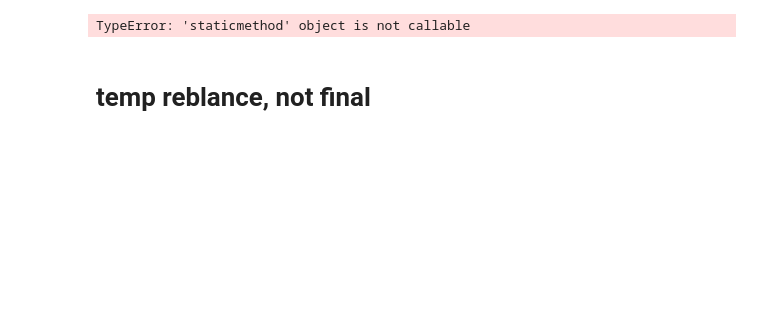
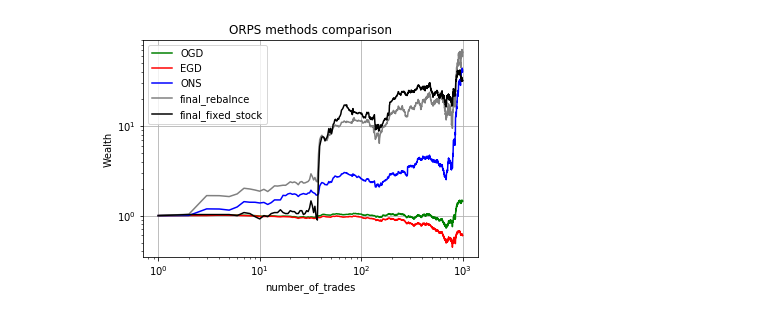
Before and after one commit to matansudry/MLOPT-ORPS-online_rebalancing_portfolio_selection, a Jupyter notebook: main.ipynb, the cells around one changed output. Saved outputs shown, nothing was run; the diff lists cells and outputs as text; code cells hidden in the pictures; blank space fills up the shorter version.

```diff
--- a/main.ipynb
+++ b/main.ipynb
@@ -144,9 +118,9 @@ def projection(A, eta_min, y, number_of_stocks):
         eta = 2 / (1 + t)
         if eta < eta_min:
             break
-        gt = 2 * np.dot(A, x - y)
-        imin = np.argmin(gt)
-        vt = I[imin]
+        temp_x = 2 * np.dot(A, x - y)
+        i_min = np.argmin(temp_x)
+        vt = I[i_min]
         x = x + eta * (vt - x)
     return x
 
@@ -172,46 +184,32 @@ def online_newton_step(number_of_trades, number_of_stocks, r_matrix, x, D, G):
 # %%
 final_OGD = np.zeros(number_of_trades)
 final_EGD = np.zeros(number_of_trades)
 final_ONS = np.zeros(number_of_trades)
 final_rebalnce = np.zeros(number_of_trades)
 final_fixed_stock = np.zeros(number_of_trades)
 for i in tqdm(range(num_of_simulations),total=num_of_simulations):
     x = np.zeros(number_of_stocks) + 1
     x = normalize_func(x)
     r_matrix = get_r_matrix(number_of_stocks, number_of_trades, stocks)
     T = number_of_trades
     D = math.sqrt(2)
     G = np.max(np.linalg.norm(r_matrix, axis=0) / np.sum(r_matrix, axis=0))
     OGD_step = D / (G * math.sqrt(T))
     OEG_step = OGD_step
 
-    #try
-#     sim = 1000
-#     temp_x = rebalnce_solution(x, number_of_trades, r_matrix, number_of_stocks,sim, step)
-#     rebalnce_3 = rebalnce_value(number_of_trades, temp_x, r_matrix)
-#     print(rebalnce_3[999])
-#     raise
+    OGD = Online_gradient_descent(x, r_matrix, number_of_trades, OGD_step)
+    EGD = Online_Exponentiated_Gradient(x, r_matrix, number_of_trades, number_of_stocks, OEG_step)
+    ONS = online_newton_step(number_of_trades, number_of_stocks, r_matrix, x, D, G)
+    temp_x = rebalnce_solution(number_of_trades, r_matrix, number_of_stocks)
+    rebalnce = rebalnce_score(temp_x, number_of_trades, r_matrix)
+    fixed_stock = fixed_stock_func(number_of_stocks, number_of_trades, r_matrix)
 
-#     OGD = Online_gradient_descent(x, r_matrix, number_of_trades, OGD_step)
-#     EGD = Online_Exponentiated_Gradient(x, r_matrix, number_of_trades, number_of_stocks, OEG_step)
-#     ONS = online_newton_step(number_of_trades, number_of_stocks, r_matrix, x, D, G)
-#     rebalnce = best_rebalnce_solution(number_of_trades, r_matrix, number_of_stocks)
-
-    matan = rebalnce_solution(x, number_of_trades, r_matrix, number_of_stocks)
-    print(matan)
-    raise
-
-    fixed_stock = fixed_stock_func(number_of_stocks, number_of_trades, r_matrix)
     final_OGD += OGD
     final_EGD += EGD
     final_ONS += ONS
     final_rebalnce += rebalnce
     final_fixed_stock += fixed_stock
 
-    final_rebalnce2 = 0
-
-plot(final_OGD, final_EGD, final_ONS, final_rebalnce2, final_fixed_stock, number_of_trades, num_of_simulations)
+plot(final_OGD, final_EGD, final_ONS, final_rebalnce, final_fixed_stock, number_of_trades, num_of_simulations)
 # %% [output]
-TypeError: 'staticmethod' object is not callable
+[figure, added]
-# %% [markdown]
-# temp reblance, not final
```
Also changed, not shown: parts of 12 cells of this notebook, 1 other file.
